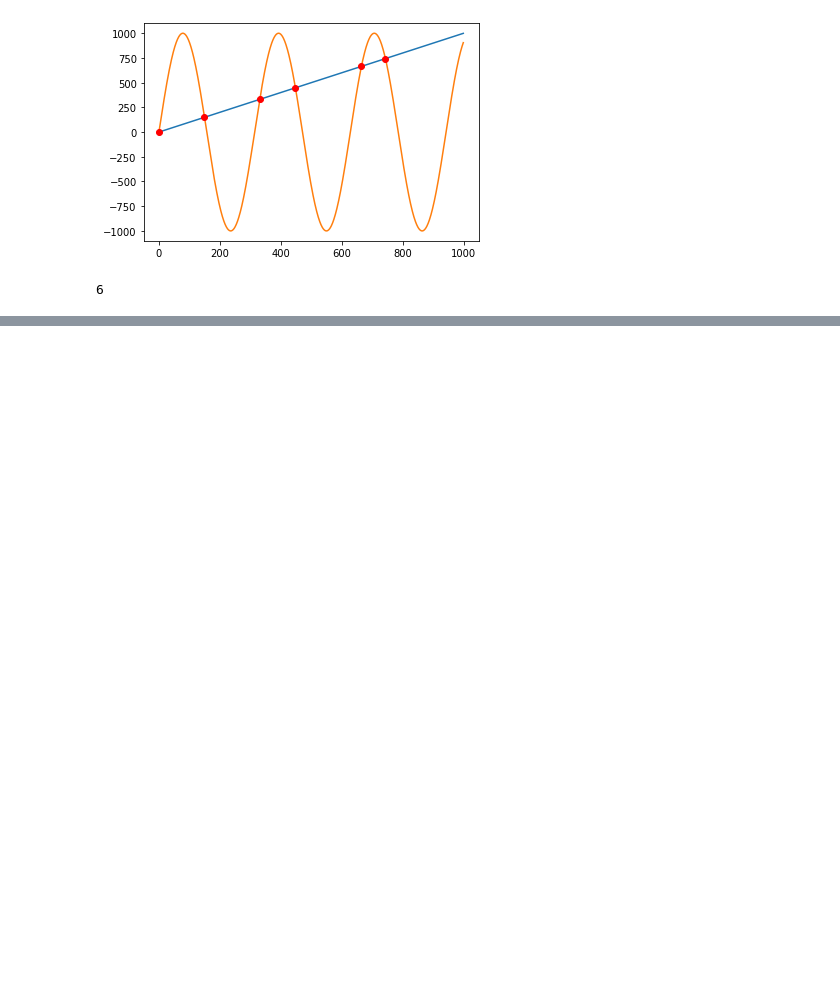
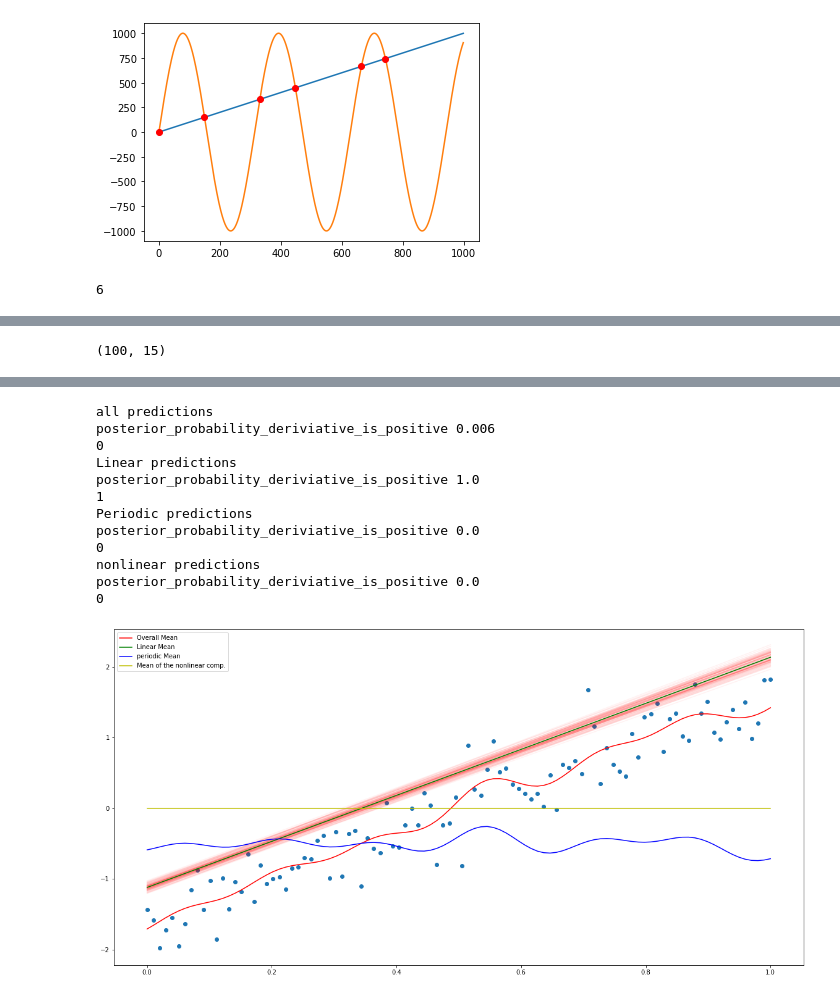
Before and after one commit to vipulpopat/ET5003-Assignment-4, a Jupyter notebook: Tanh.ipynb, the cells around one changed output, grey strips where cells are left out. Cells and saved outputs as stored; diff of their text form; code cells hidden in the pictures; blank space fills up the shorter version.

```diff
--- a/Tanh.ipynb
+++ b/Tanh.ipynb
@@ -180,0 +400,7 @@ probability that the function is increasing= 1.0
+# %%
+X = np.linspace(0,1,100)
+
+Y = data.iloc[0,1:101].values
+run_model1(X,Y,1,plot=True)
+# %% [output]
+(100, 15)
@@ -181,2 +408,15 @@ probability that the function is increasing= 1.0
+all predictions
+posterior_probability_deriviative_is_positive 0.006
+0
+Linear predictions
+posterior_probability_deriviative_is_positive 1.0
+1
+Periodic predictions
+posterior_probability_deriviative_is_positive 0.0
+0
+nonlinear predictions
+posterior_probability_deriviative_is_positive 0.0
+0
+[figure, added]
 # %%
 X = np.linspace(0,1,100)
```
Also changed, not shown: parts of 20 cells of this notebook.
